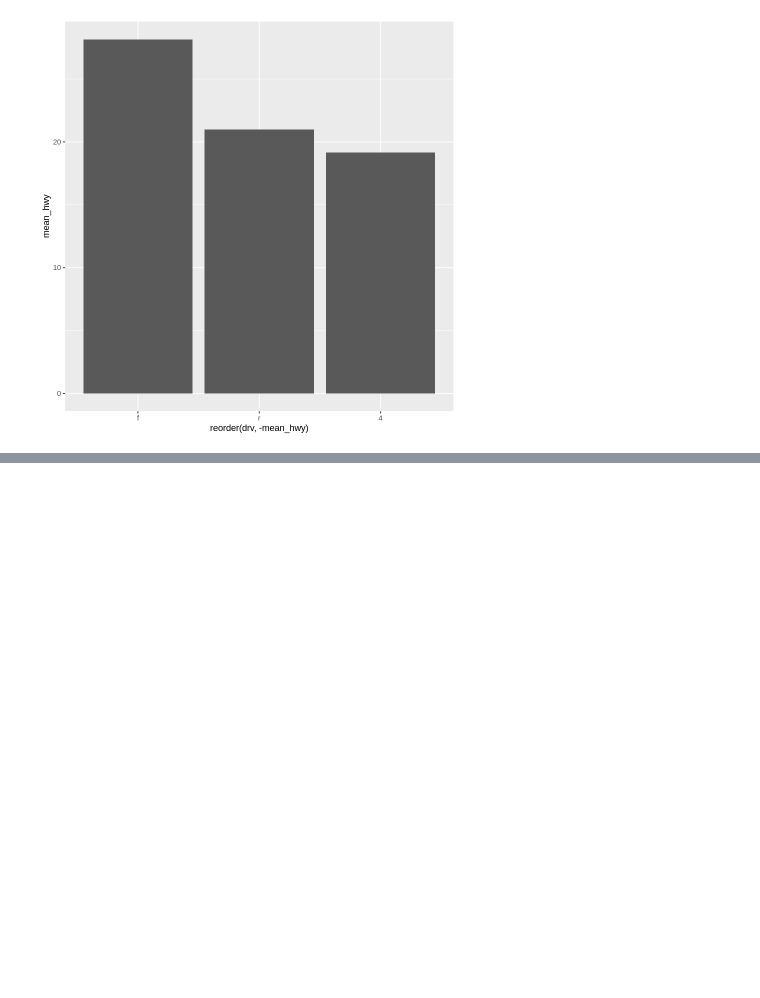
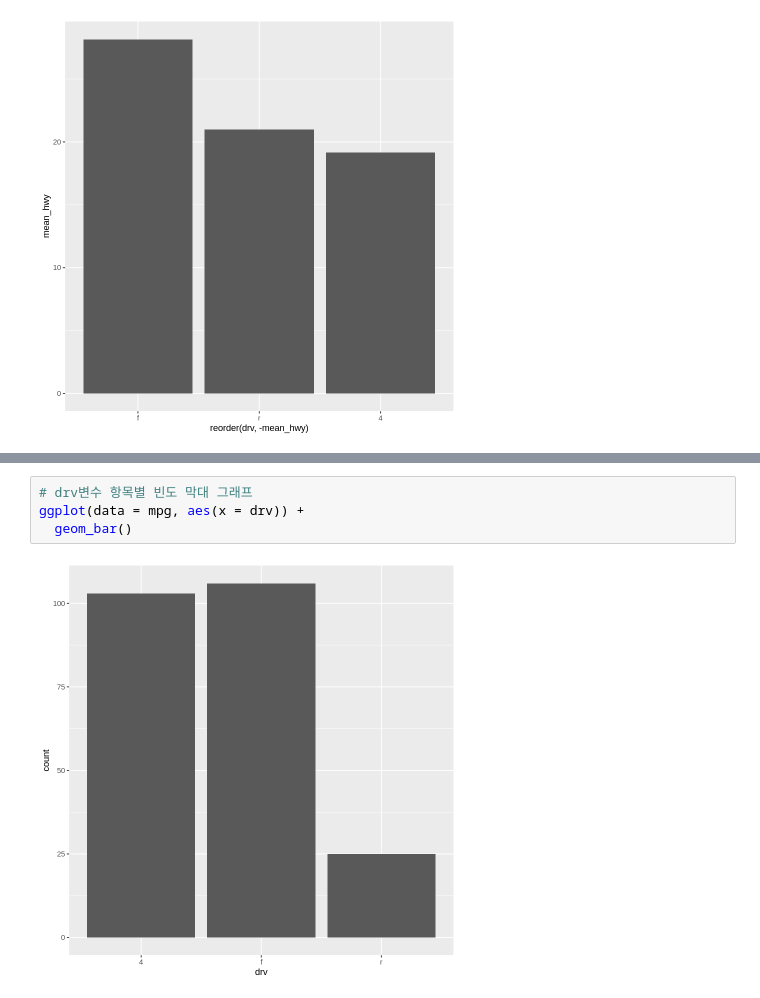
Before and after one commit to won-hyw/bigdata, a Jupyter notebook: Rproject/6_그래프만들기.ipynb, the cells around one changed output, grey strips where cells are left out. Cells and saved outputs as stored; diff of their text form; blank space fills up the shorter version.

```diff
--- a/Rproject/6_그래프만들기.ipynb
+++ b/Rproject/6_그래프만들기.ipynb
@@ -145,0 +146,6 @@ ggplot(data = df_mpg, aes(x = reorder(drv, -mean_hwy), y = mean_hwy)) +
+# %%
+# drv변수 항목별 빈도 막대 그래프
+ggplot(data = mpg, aes(x = drv)) +
+  geom_bar()
+# %% [output]
+[figure, added]
```
Also changed, not shown: parts of 14 cells of this notebook, 4 other files.
